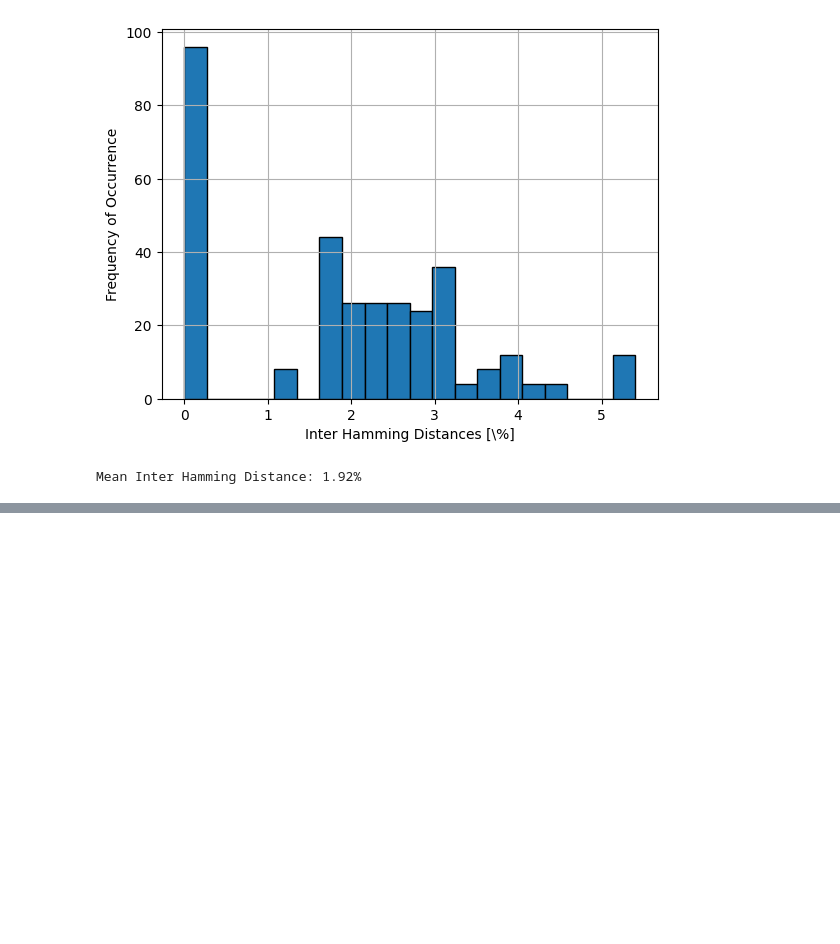
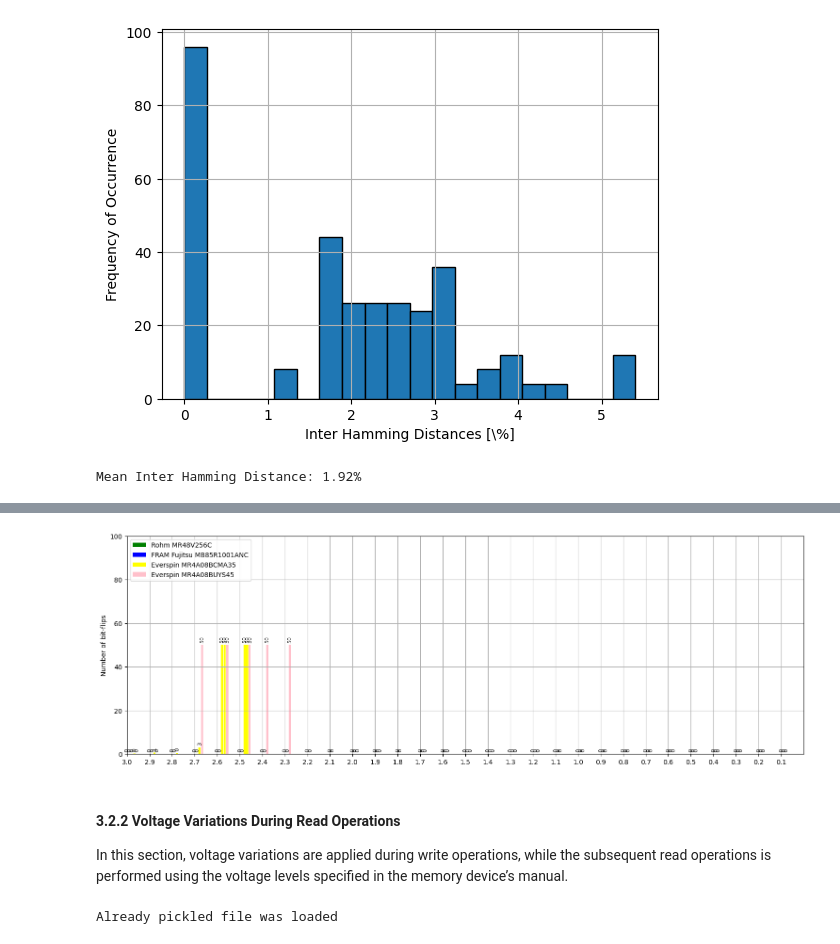
Before and after one commit to FlorianFrank/MemTestX, a Jupyter notebook: software/experiment_scheduler/evaluation/evaluation_script.ipynb, the cells around one changed output, grey strips where cells are left out. Cells and saved outputs as stored; diff of their text form; code cells hidden in the pictures; blank space fills up the shorter version.

Commit message:
Include measurement data of voltage variations

```diff
--- a/software/experiment_scheduler/evaluation/evaluation_script.ipynb
+++ b/software/experiment_scheduler/evaluation/evaluation_script.ipynb
@@ -354,0 +363,13 @@ Mean Inter Hamming Distance: 1.92%
+# %%
+from evaluation_scripts import evaluate_latency_test, evaluate_voltage_test, _query_and_sort_memory_test
+import test_defines
+from evaluation.utils import create_panda_table, pickle_results, load_data_if_pickled
+
+voltage_read_0xaa = load_data_if_pickled('voltage_read_0xaa')
+if not voltage_read_0xaa:
+    print("Load and pickle data")
+    voltage_read_0xaa = evaluate_voltage_test(test_defines.TestType.VOLTAGE_READ, 'voltage_change', 0xaaaa, 'median')
+    print("Pickle Files")
+    pickle_results(data_to_pickle=voltage_read_0xaa, file_name='voltage_read_0xaa')
+else:
+    print("Already pickled file was loaded")
@@ -354,0 +399,25 @@ Mean Inter Hamming Distance: 1.92%
+# %%
+from evaluation_scripts import plot_timing_bit_flips_voltage
+
+plot_timing_bit_flips_voltage(voltage_read_0xaa, "voltage_read_0xaa", log=False, voltage_range=[0,30], maximum=100)
+# %% [output]
+[figure, added]
+# %% [markdown]
+#### 3.2.2 Voltage Variations During Read Operations
+
+In this section, voltage variations are applied during write operations, while the subsequent read operations is performed using the voltage levels specified in the memory device’s manual.
+# %%
+from evaluation_scripts import evaluate_latency_test, evaluate_voltage_test, _query_and_sort_memory_test
+import test_defines
+from evaluation.utils import create_panda_table, pickle_results, load_data_if_pickled
+
+voltage_write_0xaa = load_data_if_pickled('voltage_write_0xaa')
+if not voltage_write_0xaa:
+    print("Load and pickle data")
+    voltage_write_0xaa = evaluate_voltage_test(test_defines.TestType.VOLTAGE_WRITE, 'voltage_change', 0xaaaa, 'median')
+    print("Pickle Files")
+    pickle_results(data_to_pickle=voltage_write_0xaa, file_name='voltage_write_0xaa')
+else:
+    print("Already pickled file was loaded")
+# %% [output]
+Already pickled file was loaded
```
Also changed, not shown: parts of 5 cells of this notebook, 3 other files.
